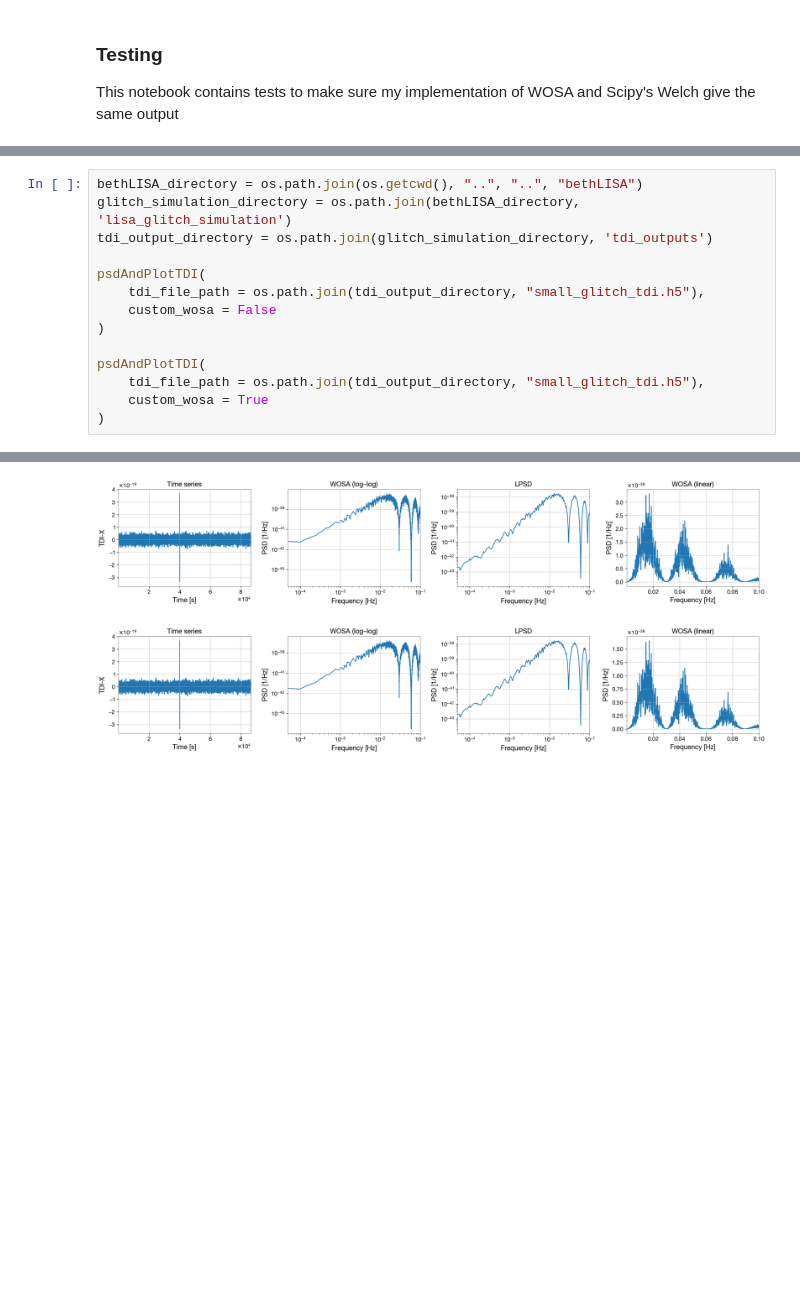
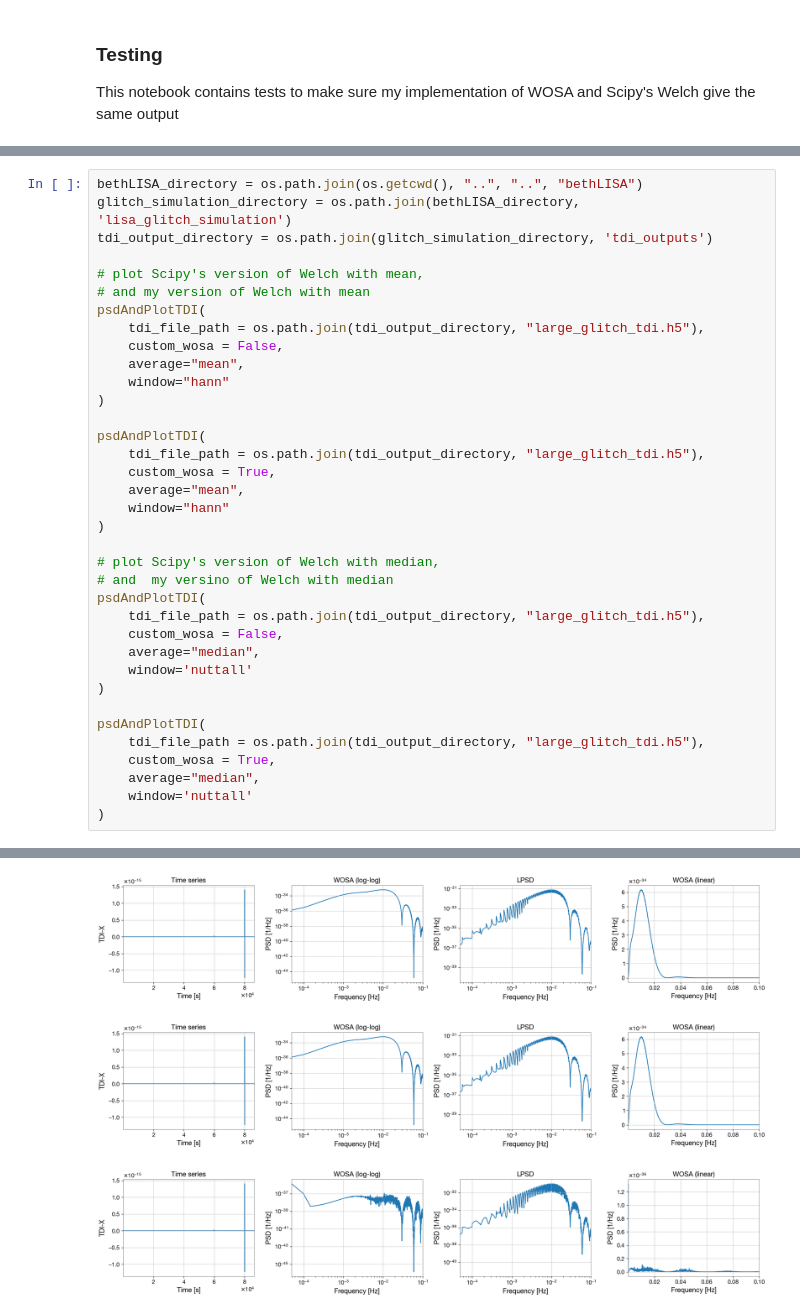
Before and after one commit to AkmDgreat/AkshatLISA, a Jupyter notebook: AkshatLISA/notebooks/testWosa.ipynb, the cells around one changed output, grey strips where cells are left out. Drawn from its saved outputs; the diff is of its cells as text; blank space fills up the shorter version.

Commit message:
Added notebooks to compare the effects of different overlap, windows, and median instead of mean

```diff
--- a/AkshatLISA/notebooks/testWosa.ipynb
+++ b/AkshatLISA/notebooks/testWosa.ipynb
@@ -106,15 +79,37 @@ bethLISA_directory = os.path.join(os.getcwd(), "..", "..", "bethLISA")
 glitch_simulation_directory = os.path.join(bethLISA_directory, 'lisa_glitch_simulation')
 tdi_output_directory = os.path.join(glitch_simulation_directory, 'tdi_outputs')
 
+# plot Scipy's version of Welch with mean,
+# and my version of Welch with mean
 psdAndPlotTDI(
-    tdi_file_path = os.path.join(tdi_output_directory, "small_glitch_tdi.h5"),
-    custom_wosa = False
+    tdi_file_path = os.path.join(tdi_output_directory, "large_glitch_tdi.h5"),
+    custom_wosa = False,
+    average="mean",
+    window="hann"
 )
 
 psdAndPlotTDI(
-    tdi_file_path = os.path.join(tdi_output_directory, "small_glitch_tdi.h5"),
-    custom_wosa = True
+    tdi_file_path = os.path.join(tdi_output_directory, "large_glitch_tdi.h5"),
+    custom_wosa = True,
+    average="mean",
+    window="hann"
 )
+
+# plot Scipy's version of Welch with median,
+# and  my versino of Welch with median
+psdAndPlotTDI(
+    tdi_file_path = os.path.join(tdi_output_directory, "large_glitch_tdi.h5"),
+    custom_wosa = False,
+    average="median",
+    window='nuttall'
+)
+
+psdAndPlotTDI(
+    tdi_file_path = os.path.join(tdi_output_directory, "large_glitch_tdi.h5"),
+    custom_wosa = True,
+    average="median",
+    window='nuttall'
+)
 # %% [output]
 Regular Scipy Welch
 Custom WOSA yooohoo
@@ -122,2 +120,3 @@ Exiting custom wosa
-[figure, old version]
+[figure, new version]
-[figure, old version]
+[figure, new version]
+[figure, added]
```
Also changed, not shown: parts of 4 cells of this notebook, 6 other files.
